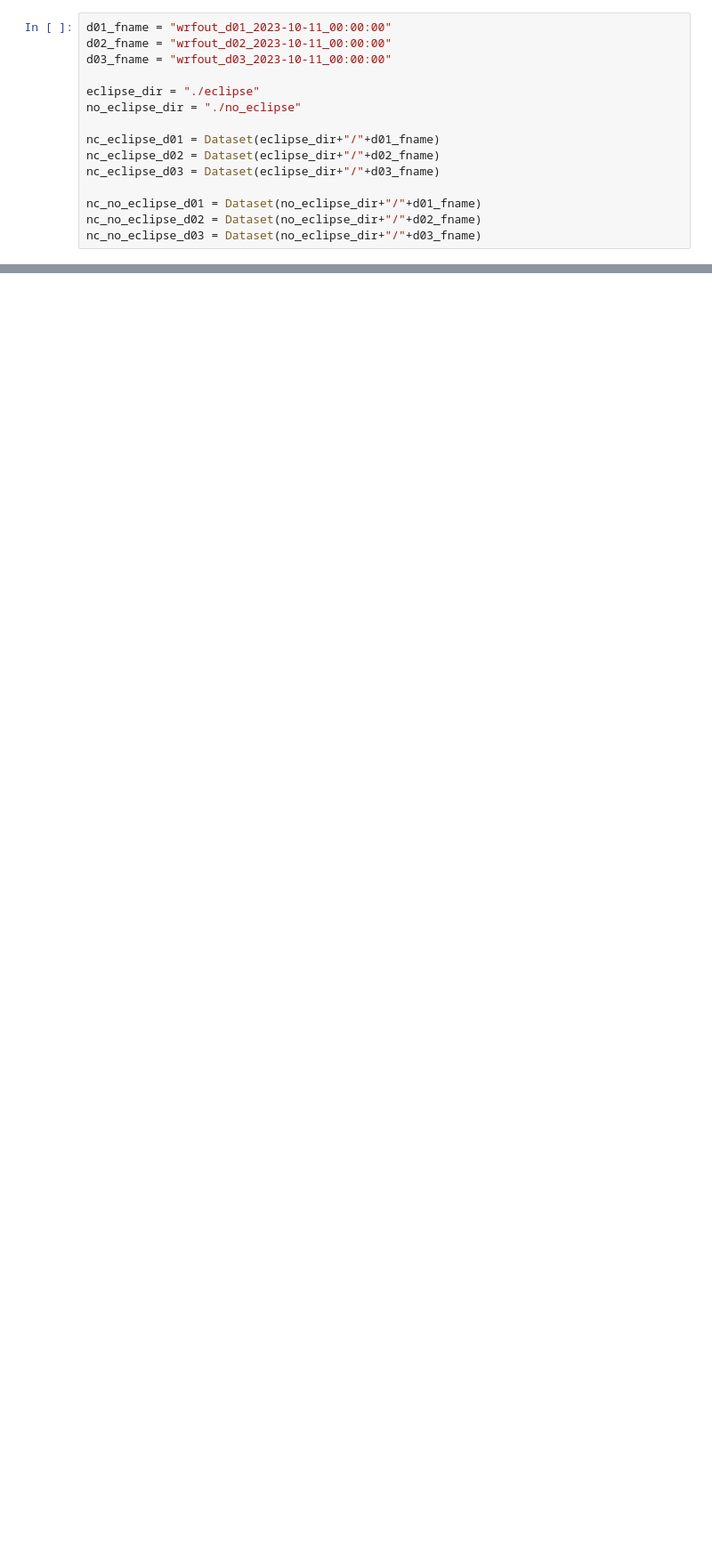
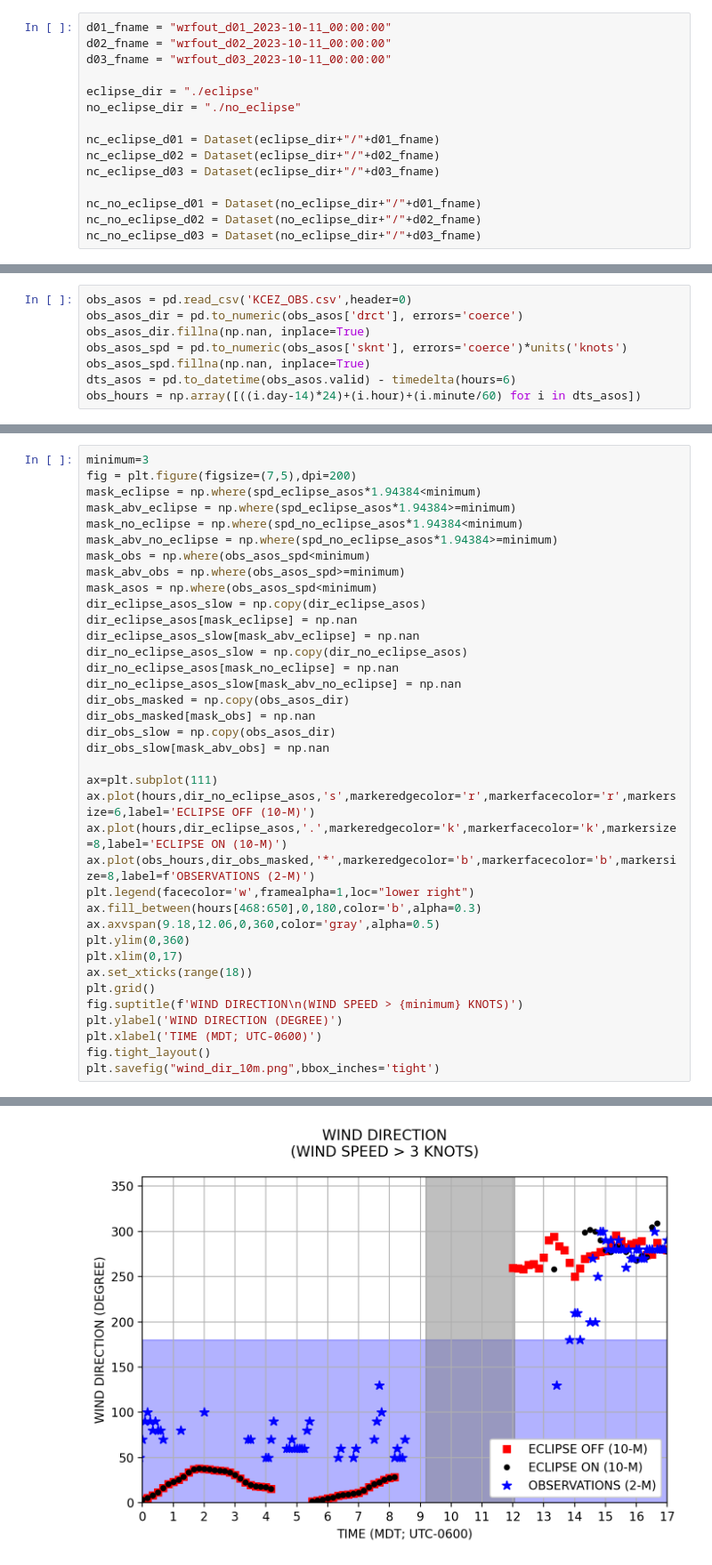
Before and after one commit to jwmarquis/Eclipse_Mountain_Valley_Circulation, a Jupyter notebook: surface_obs.ipynb, the cells around one changed output, grey strips where cells are left out. Shown: that part at 89% size. Cells and saved outputs as stored; diff of their text form; blank space fills up the shorter version.

```diff
--- a/surface_obs.ipynb
+++ b/surface_obs.ipynb
@@ -202,0 +295,8 @@ Observed Wind Shift @ 12:20 Local Time
+# %%
+obs_asos = pd.read_csv('KCEZ_OBS.csv',header=0)
+obs_asos_dir = pd.to_numeric(obs_asos['drct'], errors='coerce')
+obs_asos_dir.fillna(np.nan, inplace=True)
+obs_asos_spd = pd.to_numeric(obs_asos['sknt'], errors='coerce')*units('knots')
+obs_asos_spd.fillna(np.nan, inplace=True)
+dts_asos = pd.to_datetime(obs_asos.valid) - timedelta(hours=6)
+obs_hours = np.array([((i.day-14)*24)+(i.hour)+(i.minute/60) for i in dts_asos])
@@ -202,0 +385,38 @@ Observed Wind Shift @ 12:20 Local Time
+# %%
+minimum=3
+fig = plt.figure(figsize=(7,5),dpi=200)
+mask_eclipse = np.where(spd_eclipse_asos*1.94384<minimum)
+mask_abv_eclipse = np.where(spd_eclipse_asos*1.94384>=minimum)
+mask_no_eclipse = np.where(spd_no_eclipse_asos*1.94384<minimum)
+mask_abv_no_eclipse = np.where(spd_no_eclipse_asos*1.94384>=minimum)
+mask_obs = np.where(obs_asos_spd<minimum)
+mask_abv_obs = np.where(obs_asos_spd>=minimum)
+mask_asos = np.where(obs_asos_spd<minimum)
+dir_eclipse_asos_slow = np.copy(dir_eclipse_asos)
+dir_eclipse_asos[mask_eclipse] = np.nan
+dir_eclipse_asos_slow[mask_abv_eclipse] = np.nan
+dir_no_eclipse_asos_slow = np.copy(dir_no_eclipse_asos)
+dir_no_eclipse_asos[mask_no_eclipse] = np.nan
+dir_no_eclipse_asos_slow[mask_abv_no_eclipse] = np.nan
+dir_obs_masked = np.copy(obs_asos_dir)
+dir_obs_masked[mask_obs] = np.nan
+dir_obs_slow = np.copy(obs_asos_dir)
+dir_obs_slow[mask_abv_obs] = np.nan
+
+ax=plt.subplot(111)
+ax.plot(hours,dir_no_eclipse_asos,'s',markeredgecolor='r',markerfacecolor='r',markersize=6,label='ECLIPSE OFF (10-M)')
+ax.plot(hours,dir_eclipse_asos,'.',markeredgecolor='k',markerfacecolor='k',markersize=8,label='ECLIPSE ON (10-M)')
+ax.plot(obs_hours,dir_obs_masked,'*',markeredgecolor='b',markerfacecolor='b',markersize=8,label=f'OBSERVATIONS (2-M)')
+plt.legend(facecolor='w',framealpha=1,loc="lower right")
+ax.fill_between(hours[468:650],0,180,color='b',alpha=0.3)
+ax.axvspan(9.18,12.06,0,360,color='gray',alpha=0.5)
+plt.ylim(0,360)
+plt.xlim(0,17)
+ax.set_xticks(range(18))
+plt.grid()
+fig.suptitle(f'WIND DIRECTION\n(WIND SPEED > {minimum} KNOTS)')
+plt.ylabel('WIND DIRECTION (DEGREE)')
+plt.xlabel('TIME (MDT; UTC-0600)')
+fig.tight_layout()
+plt.savefig("wind_dir_10m.png",bbox_inches='tight')
+# %% [output]
@@ -202,0 +425 @@ Observed Wind Shift @ 12:20 Local Time
+[figure, added]
```
Also changed, not shown: parts of 13 cells of this notebook, 2 other files.
